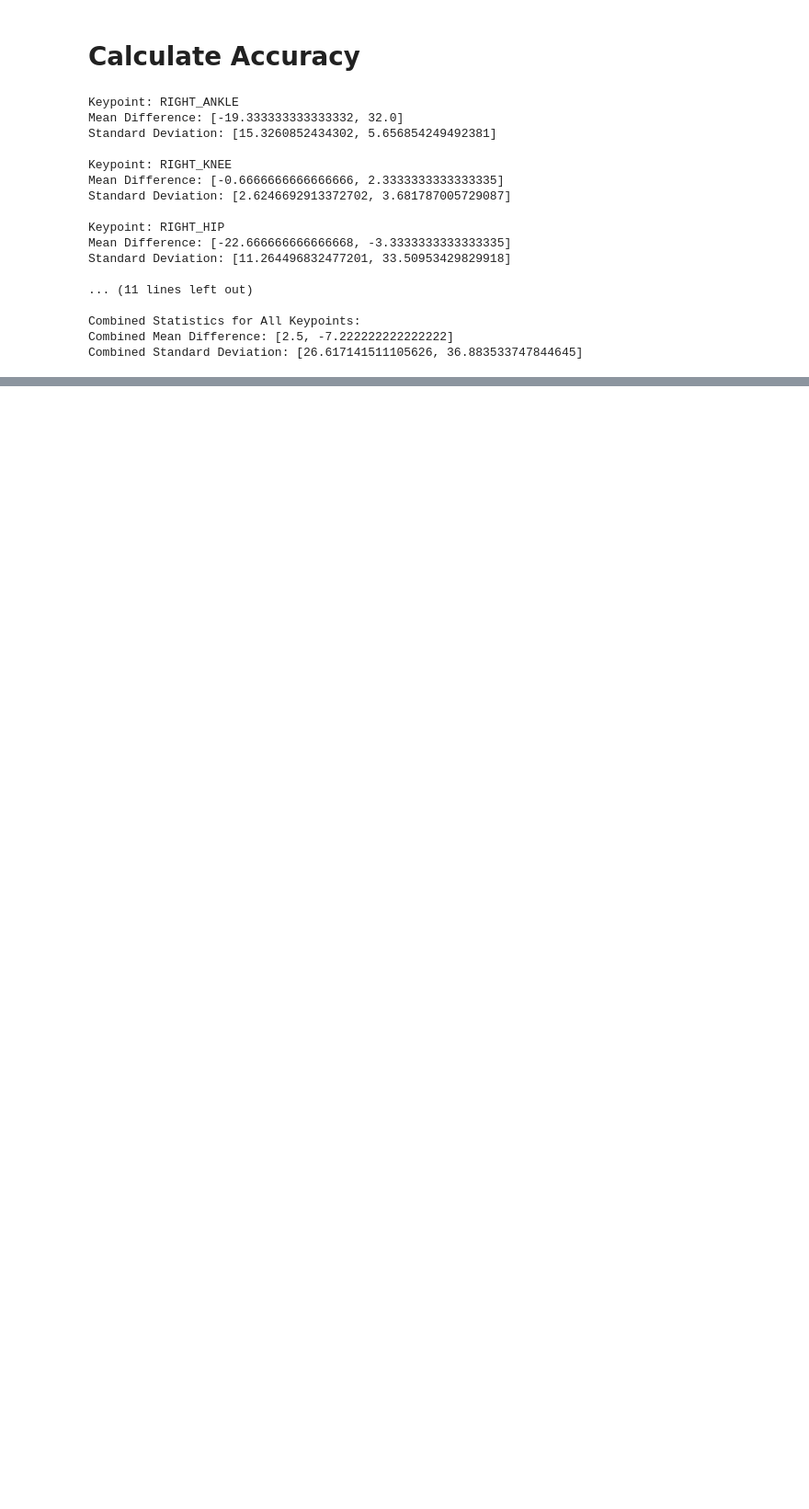
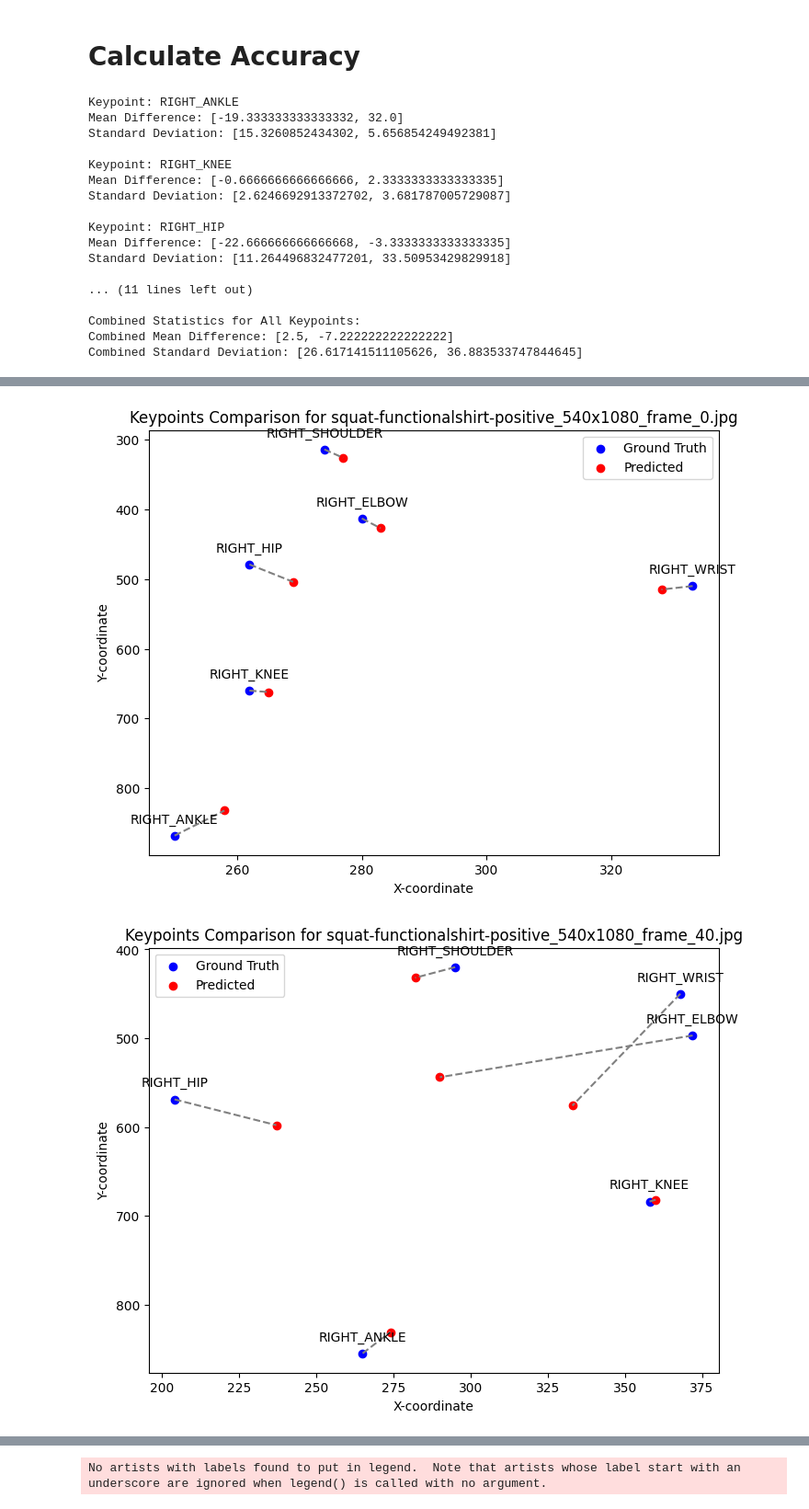
Before and after one commit to TimoFeucht/Studienarbeit, a Jupyter notebook: accuracy-hpe/accuracy-hpe-calcualtion.ipynb, the cells around one changed output, grey strips where cells are left out. Shown at 92% size. Cells and saved outputs as stored; diff of their text form; code cells hidden in the pictures; blank space fills up the shorter version.

```diff
--- a/accuracy-hpe/accuracy-hpe-calcualtion.ipynb
+++ b/accuracy-hpe/accuracy-hpe-calcualtion.ipynb
@@ -249,0 +254,33 @@ Combined Standard Deviation: [26.617141511105626, 36.883533747844645]
+# %%
+import matplotlib.pyplot as plt
+
+# Plot scatter plots for each image
+for label_data in keypoints_labels:
+    filename = label_data["filename"]
+    label_keypoints = label_data["keypoints"]
+
+    hpe_data = next((item for item in keypoints_hpe if item["filename"] == filename), None)
+    if not hpe_data:
+        continue
+    hpe_keypoints = hpe_data["keypoints"]
+    hpe_keypoints_dict = {kp["label"]: kp for kp in hpe_keypoints}
+
+    plt.figure(figsize=(8, 6))
+    for label_kp in label_keypoints:
+        label = label_kp["label"]
+        plt.scatter(label_kp["x"], label_kp["y"], color='blue', label='Ground Truth' if label == label_keypoints[0]["label"] else "")
+        if label in hpe_keypoints_dict:
+            hpe_kp = hpe_keypoints_dict[label]
+            plt.scatter(hpe_kp["x"], hpe_kp["y"], color='red', label='Predicted' if label == label_keypoints[0]["label"] else "")
+            plt.plot([label_kp["x"], hpe_kp["x"]], [label_kp["y"], hpe_kp["y"]], color='gray', linestyle='dashed')
+            plt.annotate(label, (label_kp["x"], label_kp["y"]), textcoords="offset points", xytext=(0,10), ha='center')
+
+    plt.title(f"Keypoints Comparison for {filename}")
+    plt.xlabel("X-coordinate")
+    plt.ylabel("Y-coordinate")
+    plt.legend()
+    plt.gca().invert_yaxis()
+    plt.show()
+# %% [output]
+[figure, added]
+[figure, added]
@@ -249,0 +288 @@ Combined Standard Deviation: [26.617141511105626, 36.883533747844645]
+No artists with labels found to put in legend.  Note that artists whose label start with an underscore are ignored when legend() is called with no argument.
```
Also changed, not shown: parts of 6 cells of this notebook.
